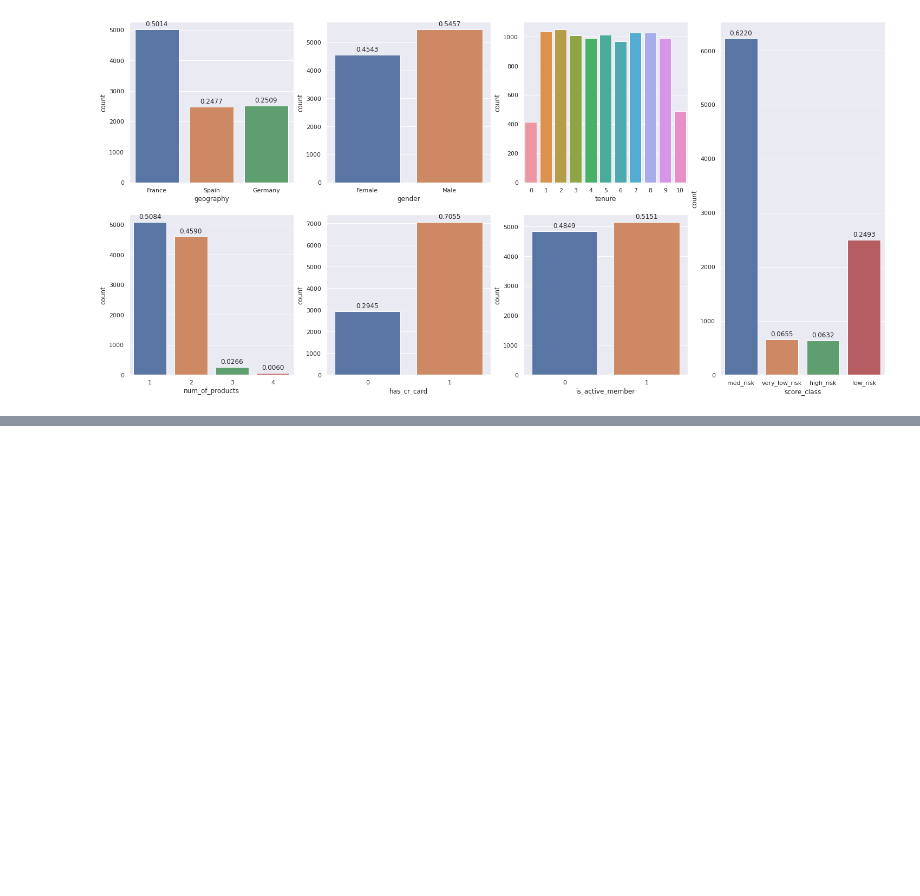
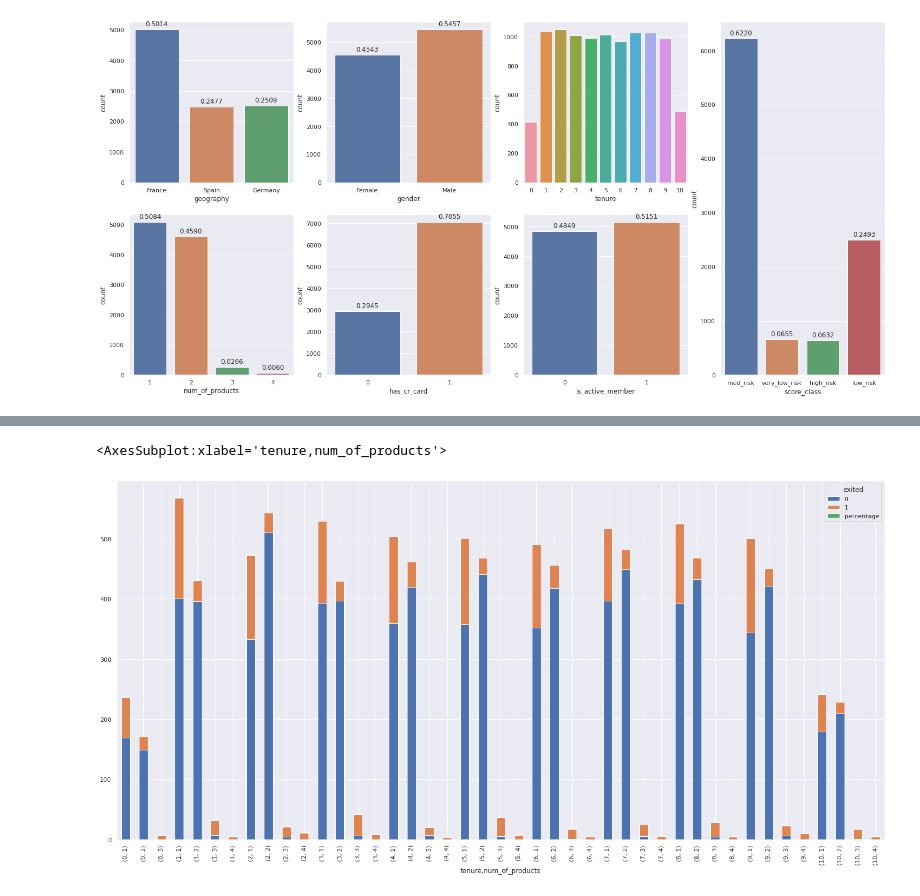
Before and after one commit to tadeucbm/churn_predict, a Jupyter notebook: notebooks/c1_churn_predict.ipynb, the cells around one changed output, grey strips where cells are left out. Saved outputs shown, nothing was run; the diff lists cells and outputs as text; code cells hidden in the pictures; blank space fills up the shorter version.

```diff
--- a/notebooks/c1_churn_predict.ipynb
+++ b/notebooks/c1_churn_predict.ipynb
@@ -465,0 +565,7 @@ plot_cat(df3['score_class'])
+# %%
+aux = pd.crosstab(df3['exited'], [df3['tenure'], df3['num_of_products']]).T
+# %%
+aux[].plot.bar(stacked=True)
+# %% [output]
+<AxesSubplot:xlabel='tenure,num_of_products'>
+[figure, added]
```
Also changed, not shown: parts of 15 cells of this notebook.
